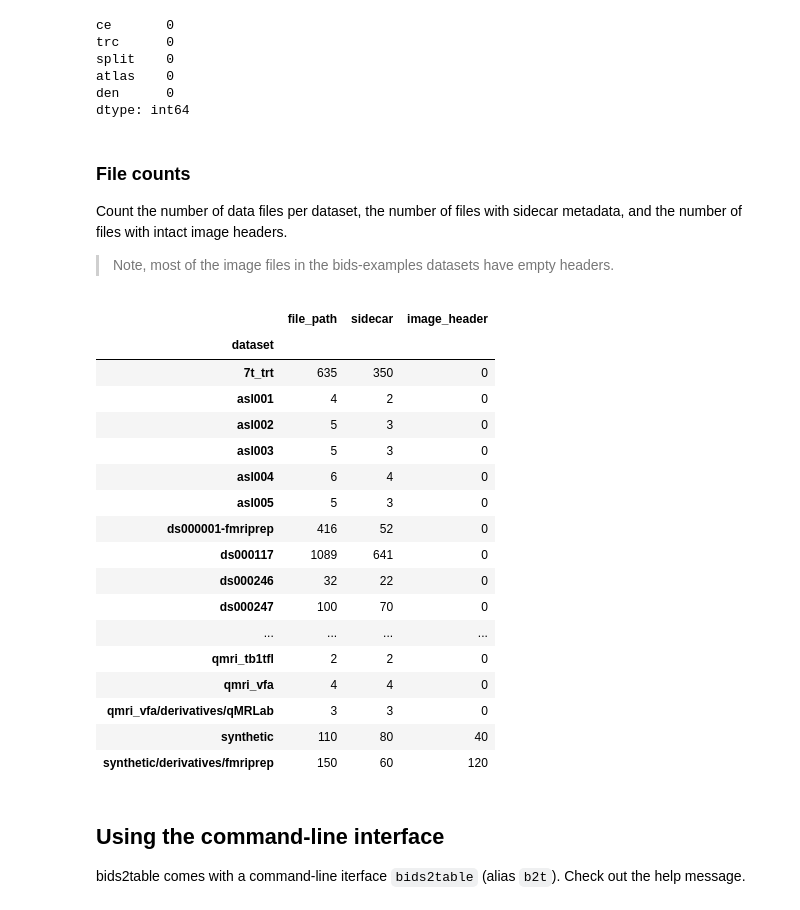
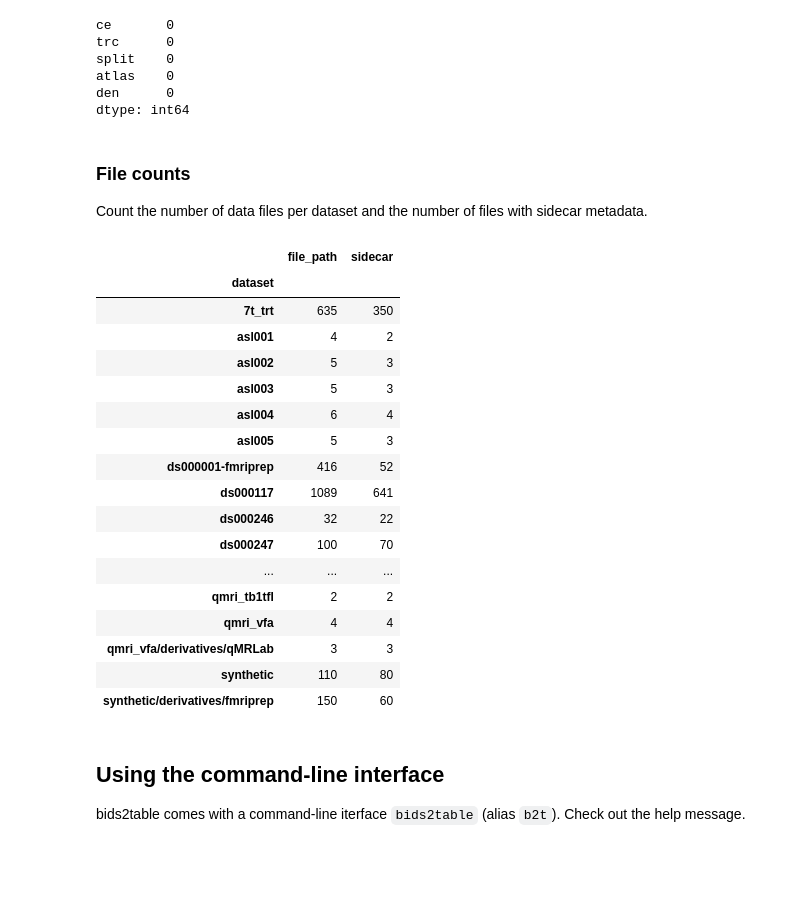
Before and after one commit to childmindresearch/bids2table, a Jupyter notebook: example/example.ipynb, the cells around one changed output. Drawn from its saved outputs; the diff is of its cells as text; code cells hidden in the pictures; blank space fills up the shorter version.

Commit message:
remove image header reading (at least temporarily)

````diff
--- a/example/example.ipynb
+++ b/example/example.ipynb
@@ -129,6 +105,6 @@ bids_df = df["bids"]
 ```
 # %%
-sort_cols = [("dataset", "dataset")] + [("bids", k) for k in ["sub", "ses", "task", "run"]]
+sort_cols = [("dataset", "dataset")] + [("entities", k) for k in ["sub", "ses", "task", "run"]]
 
 df.sort_values(sort_cols, inplace=True)
 
@@ -178,32 +154,30 @@ dtype: int64
 # %% [markdown]
 ### File counts
 
-Count the number of data files per dataset, the number of files with sidecar metadata, and the number of files with intact image headers.
-
-> Note, most of the image files in the bids-examples datasets have empty headers.
+Count the number of data files per dataset and the number of files with sidecar metadata.
 # %%
 df.droplevel(0, axis=1).groupby("dataset").agg(
-    {"file_path": "count", "sidecar": "count", "image_header": "count"}
+    {"file_path": "count", "sidecar": "count"}
 )
 # %% [output]
-|  | file_path | sidecar | image_header |
-| dataset |  |  |  |
-| 7t_trt | 635 | 350 | 0 |
-| asl001 | 4 | 2 | 0 |
-| asl002 | 5 | 3 | 0 |
-| asl003 | 5 | 3 | 0 |
-| asl004 | 6 | 4 | 0 |
-| asl005 | 5 | 3 | 0 |
-| ds000001-fmriprep | 416 | 52 | 0 |
-| ds000117 | 1089 | 641 | 0 |
-| ds000246 | 32 | 22 | 0 |
-| ds000247 | 100 | 70 | 0 |
-| ... | ... | ... | ... |
-| qmri_tb1tfl | 2 | 2 | 0 |
-| qmri_vfa | 4 | 4 | 0 |
-| qmri_vfa/derivatives/qMRLab | 3 | 3 | 0 |
-| synthetic | 110 | 80 | 40 |
-| synthetic/derivatives/fmriprep | 150 | 60 | 120 |
+|  | file_path | sidecar |
+| dataset |  |  |
+| 7t_trt | 635 | 350 |
+| asl001 | 4 | 2 |
+| asl002 | 5 | 3 |
+| asl003 | 5 | 3 |
+| asl004 | 6 | 4 |
+| asl005 | 5 | 3 |
+| ds000001-fmriprep | 416 | 52 |
+| ds000117 | 1089 | 641 |
+| ds000246 | 32 | 22 |
+| ds000247 | 100 | 70 |
+| ... | ... | ... |
+| qmri_tb1tfl | 2 | 2 |
+| qmri_vfa | 4 | 4 |
+| qmri_vfa/derivatives/qMRLab | 3 | 3 |
+| synthetic | 110 | 80 |
+| synthetic/derivatives/fmriprep | 150 | 60 |
 # %% [markdown]
 ## Using the command-line interface
 
````
Also changed, not shown: parts of 10 cells of this notebook, 1 other file.
